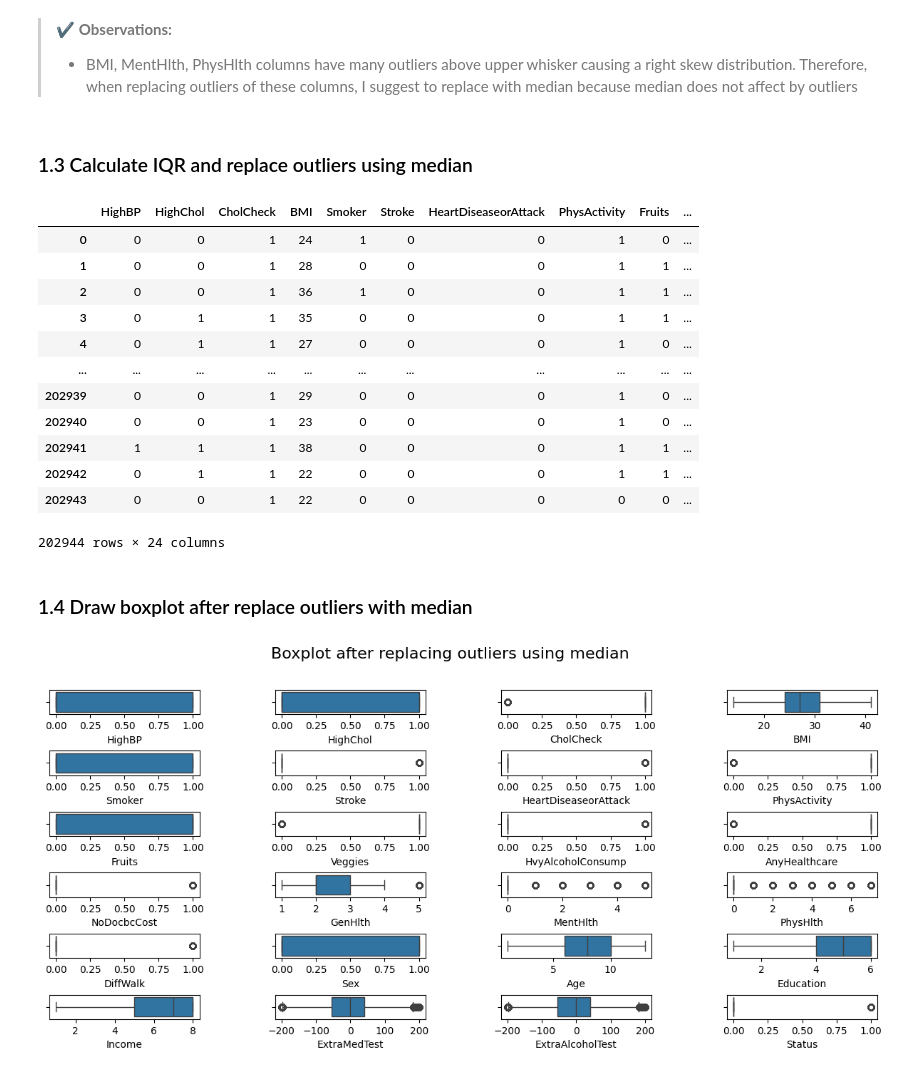
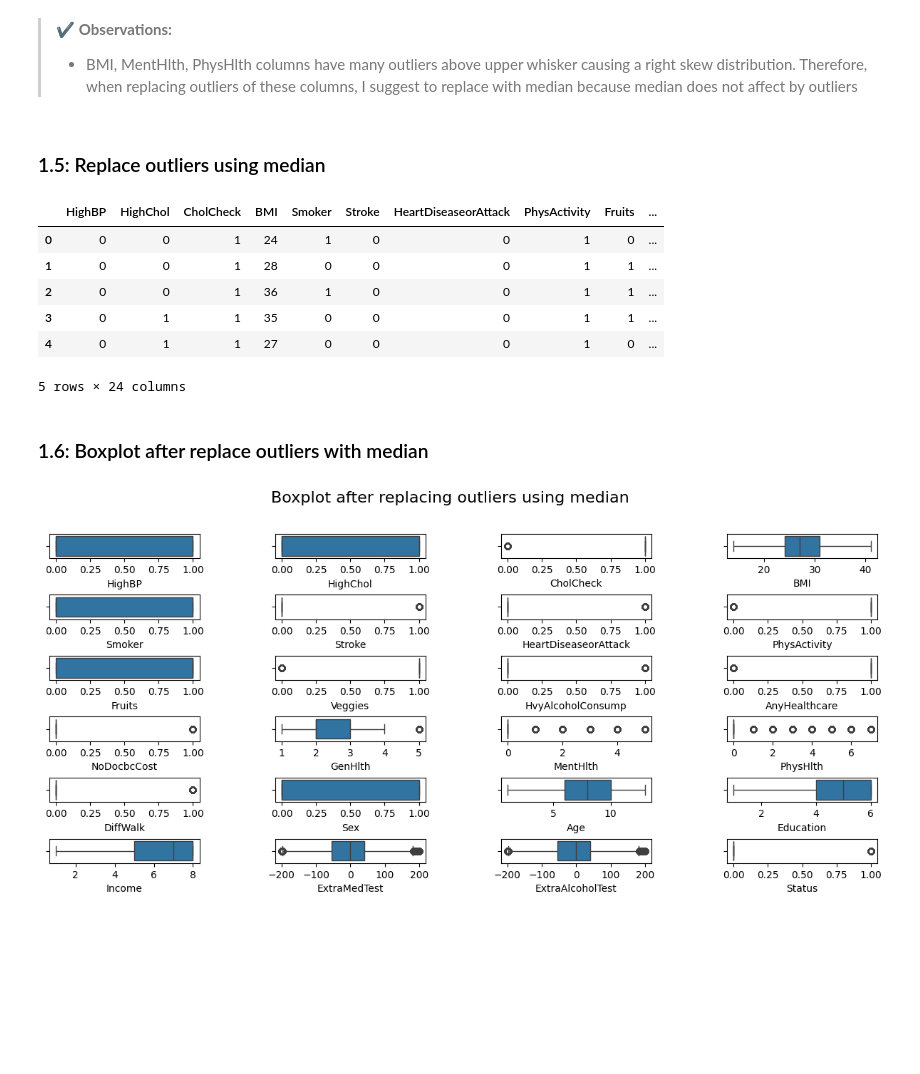
Before and after one commit to Stephenlao/asm1_ML, a Jupyter notebook: asm1.ipynb, the cells around one changed output. Cells and saved outputs as stored; diff of their text form; code cells hidden in the pictures; blank space fills up the shorter version.

```diff
--- a/asm1.ipynb
+++ b/asm1.ipynb
@@ -188,7 +193,7 @@ plt.show()
 > <span style="font-size:1em;">✔</span> **Observations:**
 > - BMI, MentHlth, PhysHlth columns have many outliers above upper whisker causing a right skew distribution. Therefore, when replacing outliers of these columns, I suggest to replace with median because median does not affect by outliers
 # %% [markdown]
-### 1.3 Calculate IQR and replace outliers using median
+### 1.5: Replace outliers using median
 # %%
 def replace_outliers_with_median(df, cols):
     Q1 = df[cols].quantile(0.25)
@@ -213,25 +218,19 @@ def replace_outliers_with_median(df, cols):
 # %%
 # Replace outliers with median for columns 'BMI', 'MentHlth', and 'PhysHlth'
 diabates_train_df = replace_outliers_with_median(diabates_train_df, ['BMI','MentHlth','PhysHlth'])
 
 # Print the DataFrame with outliers replaced by the median
-diabates_train_df
+diabates_train_df.head()
 # %% [output]
 |  | HighBP | HighChol | CholCheck | BMI | Smoker | Stroke | HeartDiseaseorAttack | PhysActivity | Fruits | ... |
 | 0 | 0 | 0 | 1 | 24 | 1 | 0 | 0 | 1 | 0 | ... |
 | 1 | 0 | 0 | 1 | 28 | 0 | 0 | 0 | 1 | 1 | ... |
 | 2 | 0 | 0 | 1 | 36 | 1 | 0 | 0 | 1 | 1 | ... |
 | 3 | 0 | 1 | 1 | 35 | 0 | 0 | 0 | 1 | 1 | ... |
 | 4 | 0 | 1 | 1 | 27 | 0 | 0 | 0 | 1 | 0 | ... |
-| ... | ... | ... | ... | ... | ... | ... | ... | ... | ... | ... |
-| 202939 | 0 | 0 | 1 | 29 | 0 | 0 | 0 | 1 | 0 | ... |
-| 202940 | 0 | 0 | 1 | 23 | 0 | 0 | 0 | 1 | 0 | ... |
-| 202941 | 1 | 1 | 1 | 38 | 0 | 0 | 0 | 1 | 1 | ... |
-| 202942 | 0 | 1 | 1 | 22 | 0 | 0 | 0 | 1 | 1 | ... |
-| 202943 | 0 | 0 | 1 | 22 | 0 | 0 | 0 | 0 | 0 | ... |
-202944 rows × 24 columns
+5 rows × 24 columns
 # %% [markdown]
-### 1.4 Draw boxplot after replace outliers with median
+### 1.6: Boxplot after replace outliers with median
 # %%
 plt.figure(figsize=(15, 6))
 for col_idx, col in enumerate(columns):
```
Also changed, not shown: parts of 26 cells of this notebook.
